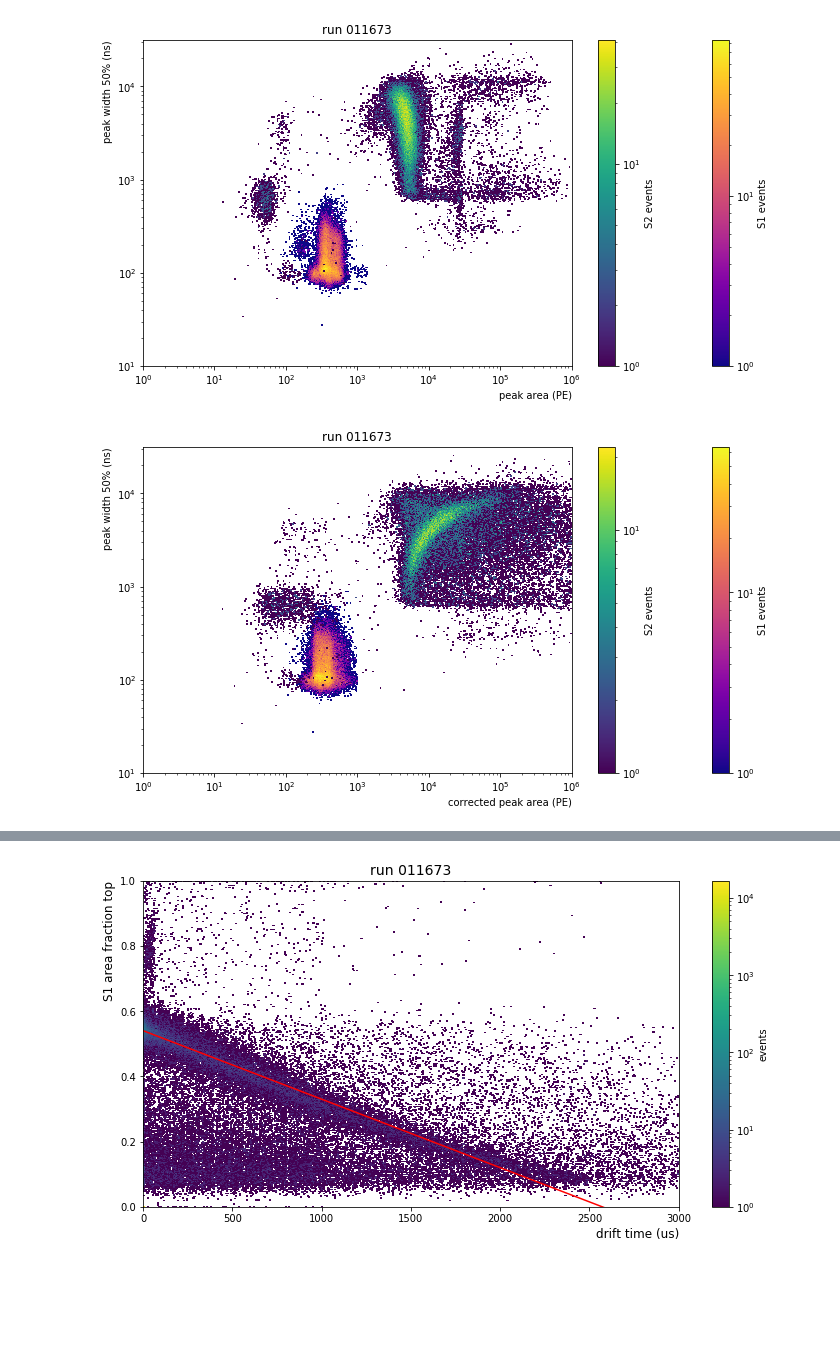
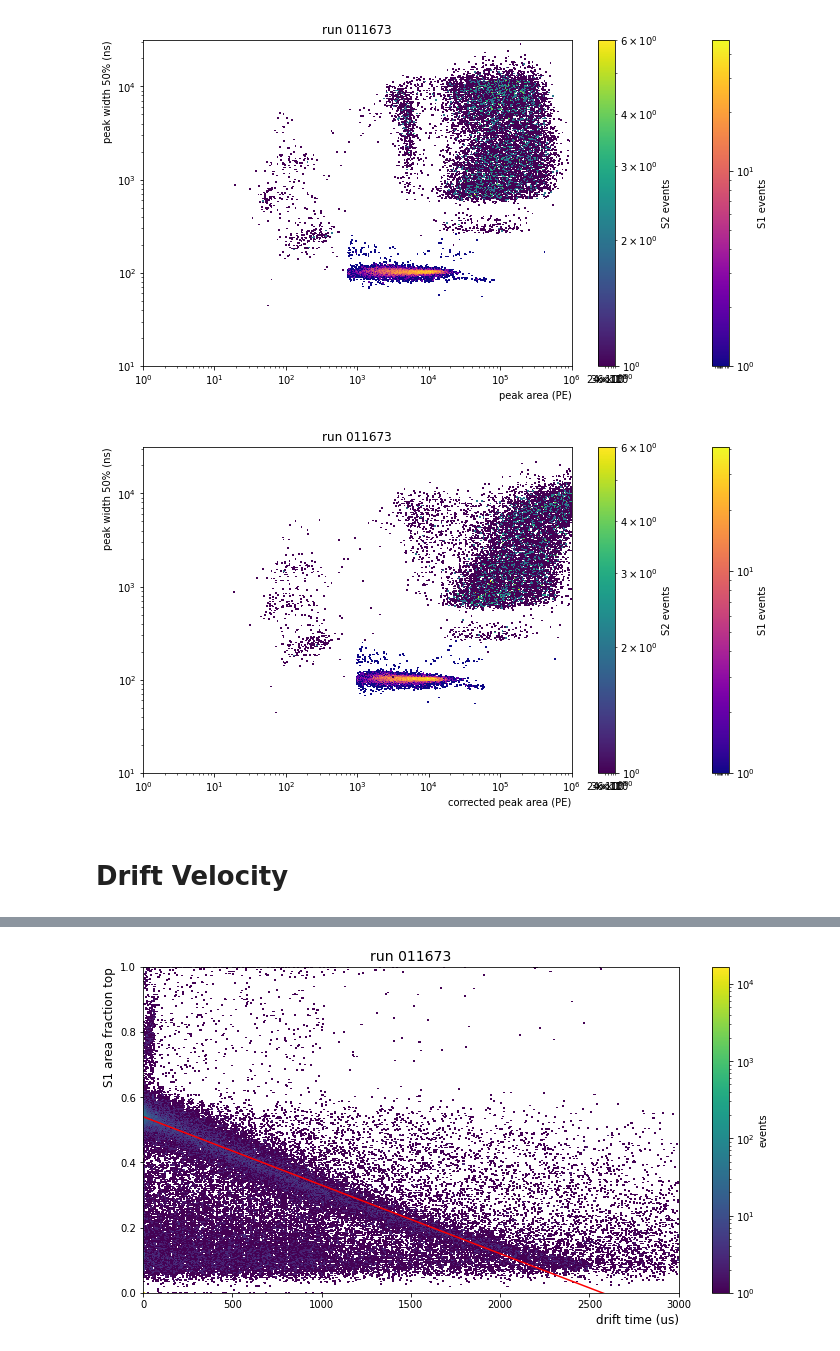
Before and after one commit to valerioda/xenon-note, a Jupyter notebook: fast_response_analysis/Kr83m_S2events.ipynb, the cells around one changed output, grey strips where cells are left out. Saved outputs shown, nothing was run; the diff lists cells and outputs as text; code cells hidden in the pictures; blank space fills up the shorter version.

```diff
--- a/fast_response_analysis/Kr83m_S2events.ipynb
+++ b/fast_response_analysis/Kr83m_S2events.ipynb
@@ -95,9 +96,12 @@ plot_area_width(events,'011673')
 # %%
-events_cut = events[(events['cs1']>100)&(events['cs1']<1000)]
+#events_cut = events[(events['cs1']>100)&(events['cs1']<1000)]
+events_cut = events[(events['cs1']>1000)]
 plot_area_width(events_cut,'011673')
 # %% [output]
-[figure, old version]
+[figure, new version]
-[figure, old version]
+[figure, new version]
+# %% [markdown]
+# Drift Velocity
 # %%
 def drift_velocity(events,run_id, low = 0, high = 6000, binning = 500):
     plt.figure(figsize=(12,6))
```
Also changed, not shown: parts of 15 cells of this notebook, 1 other file.
